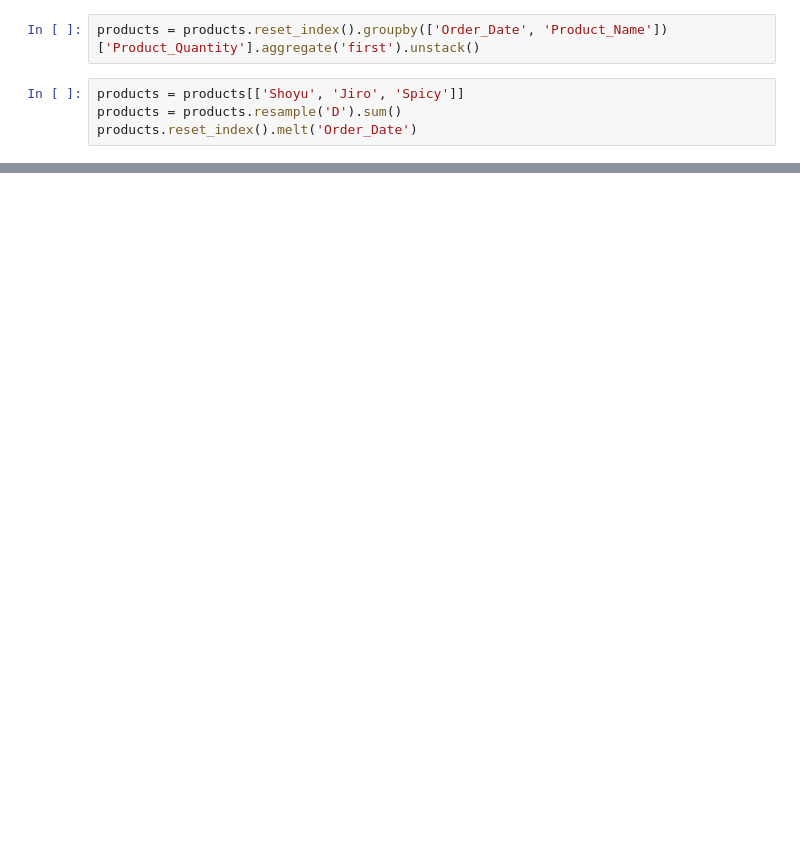
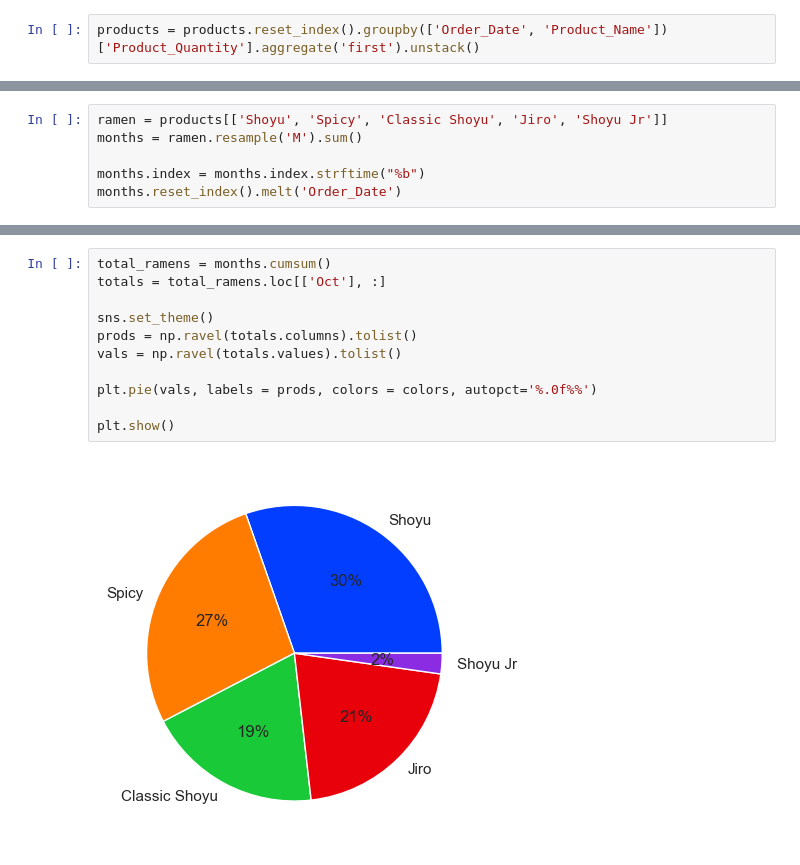
Before and after one commit to fidelotero/ramen-shop-sales-report, a Jupyter notebook: Ramen_Shop_Sales_Analysis.ipynb, the cells around one changed output, grey strips where cells are left out. Saved outputs shown, nothing was run; the diff lists cells and outputs as text; blank space fills up the shorter version.

Commit message:
Added the product mix each month and total ramen sales pie chart

```diff
--- a/Ramen_Shop_Sales_Analysis.ipynb
+++ b/Ramen_Shop_Sales_Analysis.ipynb
@@ -551,6 +553,2 @@ products
 # %%
 products = products.reset_index().groupby(['Order_Date', 'Product_Name'])['Product_Quantity'].aggregate('first').unstack()
-# %%
-products = products[['Shoyu', 'Jiro', 'Spicy']]
-products = products.resample('D').sum()
-products.reset_index().melt('Order_Date')
@@ -580,0 +555,6 @@ chart_4
+# %%
+ramen = products[['Shoyu', 'Spicy', 'Classic Shoyu', 'Jiro', 'Shoyu Jr']]
+months = ramen.resample('M').sum()
+
+months.index = months.index.strftime("%b")
+months.reset_index().melt('Order_Date')
@@ -580,0 +606,13 @@ chart_4
+# %%
+total_ramens = months.cumsum()
+totals = total_ramens.loc[['Oct'], :]
+
+sns.set_theme()
+prods = np.ravel(totals.columns).tolist()
+vals = np.ravel(totals.values).tolist()
+
+plt.pie(vals, labels = prods, colors = colors, autopct='%.0f%%')
+
+plt.show()
+# %% [output]
+[figure, added]
```
Also changed, not shown: parts of 7 cells of this notebook.
